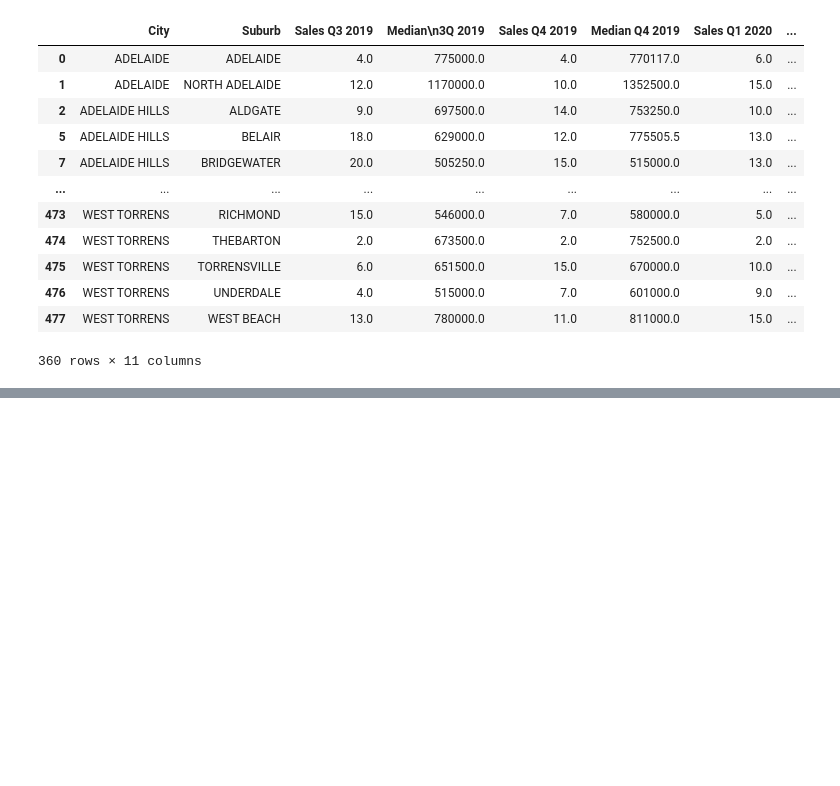
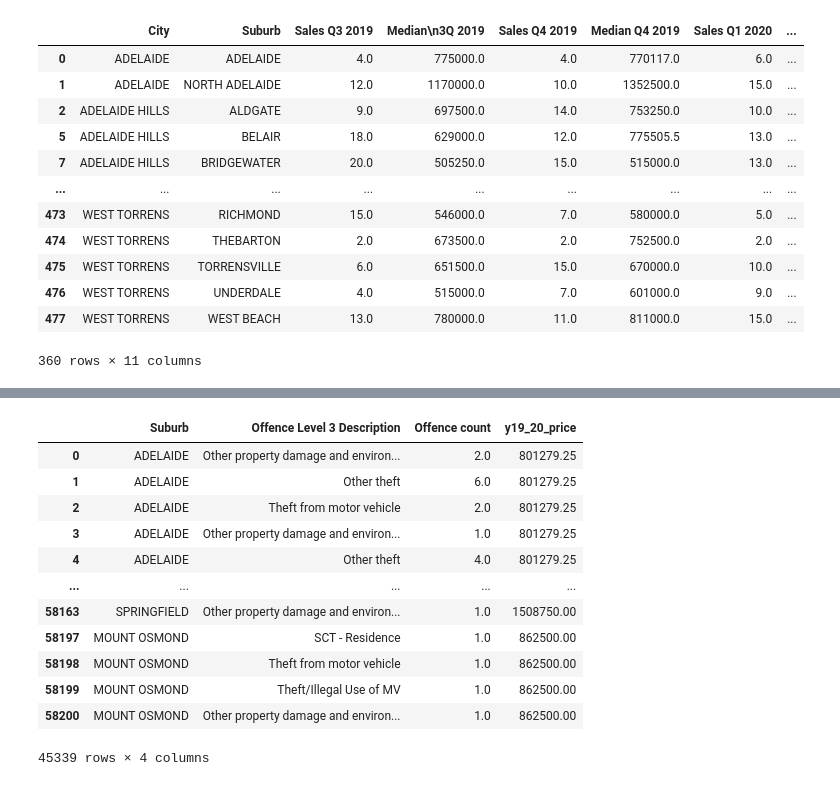
Before and after one commit to Sprettle/Chevrolet-Chilis, a Jupyter notebook: suburb_crime.ipynb, the cells around one changed output, grey strips where cells are left out. Cells and saved outputs as stored; diff of their text form; code cells hidden in the pictures; blank space fills up the shorter version.

Commit message:
merged and summarised dataframe for y19_20_final on property price and crime counts by suburb

```diff
--- a/suburb_crime.ipynb
+++ b/suburb_crime.ipynb
@@ -683,0 +660,35 @@ y19_20_final
+# %%
+#Merge 2 tables together
+y19_20_merged = pd.merge(left=y19_20, right=y19_20_price, how='outer', left_on='Suburb - Incident', right_on='Suburb')
+y19_20_merged
+
+######
+### Cleanup columns required
+#Drop NaN rows
+y19_20_final=y19_20_merged.dropna()
+y19_20_final
+
+#####Editing columns for presentation ########
+#Rename coluuns
+# summary_p3_df=summary_p3_df.rename(columns={"type":"School Type","size":"Total Students","budget":"Total School Budget","math_score":"Average Math Score","reading_score":"Average Reading Score"})
+# summary_p3_df
+#Drop columns
+y19_20_final=y19_20_final.drop(columns={"finan_yr","Formatted Date","Suburb - Incident","City","Sales Q3 2019","Median\n3Q 2019", "Sales Q4 2019","Median Q4 2019","Sales Q1 2020","Median Q1 2020","Sales Q2 2020","Median Q2 2020"})
+y19_20_final
+#Re-arrange columns
+y19_20_final=y19_20_final[["Suburb","Offence Level 3 Description","Offence count","y19_20_price"]]
+y19_20_final
+# %% [output]
+|  | Suburb | Offence Level 3 Description | Offence count | y19_20_price |
+| 0 | ADELAIDE | Other property damage and environ... | 2.0 | 801279.25 |
+| 1 | ADELAIDE | Other theft | 6.0 | 801279.25 |
+| 2 | ADELAIDE | Theft from motor vehicle | 2.0 | 801279.25 |
+| 3 | ADELAIDE | Other property damage and environ... | 1.0 | 801279.25 |
+| 4 | ADELAIDE | Other theft | 4.0 | 801279.25 |
+| ... | ... | ... | ... | ... |
+| 58163 | SPRINGFIELD | Other property damage and environ... | 1.0 | 1508750.00 |
+| 58197 | MOUNT OSMOND | SCT - Residence | 1.0 | 862500.00 |
+| 58198 | MOUNT OSMOND | Theft from motor vehicle | 1.0 | 862500.00 |
+| 58199 | MOUNT OSMOND | Theft/Illegal Use of MV | 1.0 | 862500.00 |
+| 58200 | MOUNT OSMOND | Other property damage and environ... | 1.0 | 862500.00 |
+45339 rows × 4 columns
```
Also changed, not shown: parts of 1 cell of this notebook.
